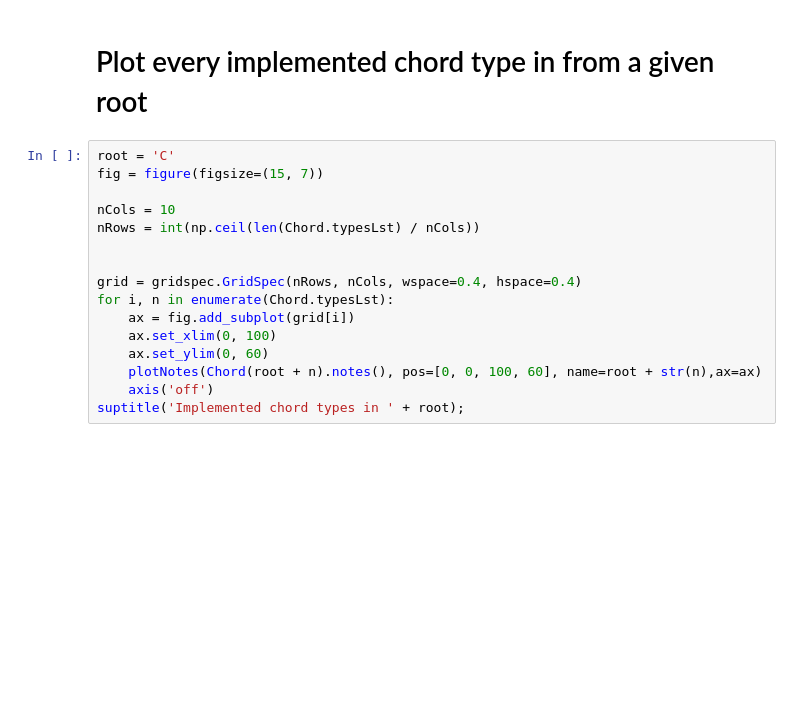
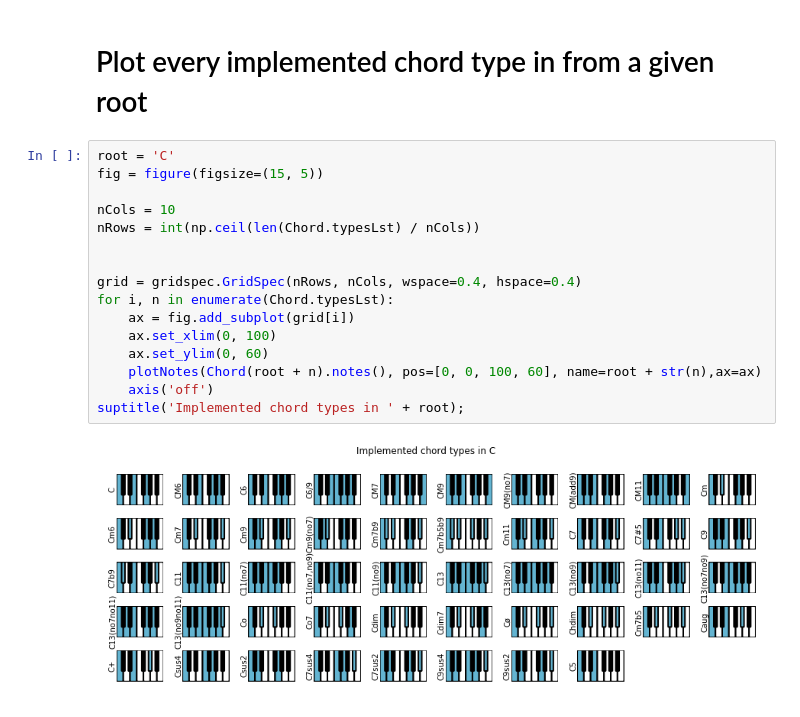
Before and after one commit to NeuralControl/jazzElements, a Jupyter notebook: demos.ipynb, the cells around one changed output. Drawn from its saved outputs; the diff is of its cells as text; blank space fills up the shorter version.

```diff
--- a/demos.ipynb
+++ b/demos.ipynb
@@ -152,17 +152,19 @@ suptitle('Xm7 in all keys');
 # Plot every implemented chord type in from a given root
 # %%
 root = 'C'
-fig = figure(figsize=(15, 7))
+fig = figure(figsize=(15, 5))
 
 nCols = 10
 nRows = int(np.ceil(len(Chord.typesLst) / nCols))
 
 
 grid = gridspec.GridSpec(nRows, nCols, wspace=0.4, hspace=0.4)
 for i, n in enumerate(Chord.typesLst):
     ax = fig.add_subplot(grid[i])
     ax.set_xlim(0, 100)
     ax.set_ylim(0, 60)
     plotNotes(Chord(root + n).notes(), pos=[0, 0, 100, 60], name=root + str(n),ax=ax)
     axis('off')
 suptitle('Implemented chord types in ' + root);
+# %% [output]
+[figure, added]
```
Also changed, not shown: parts of 8 cells of this notebook, 4 other files.
